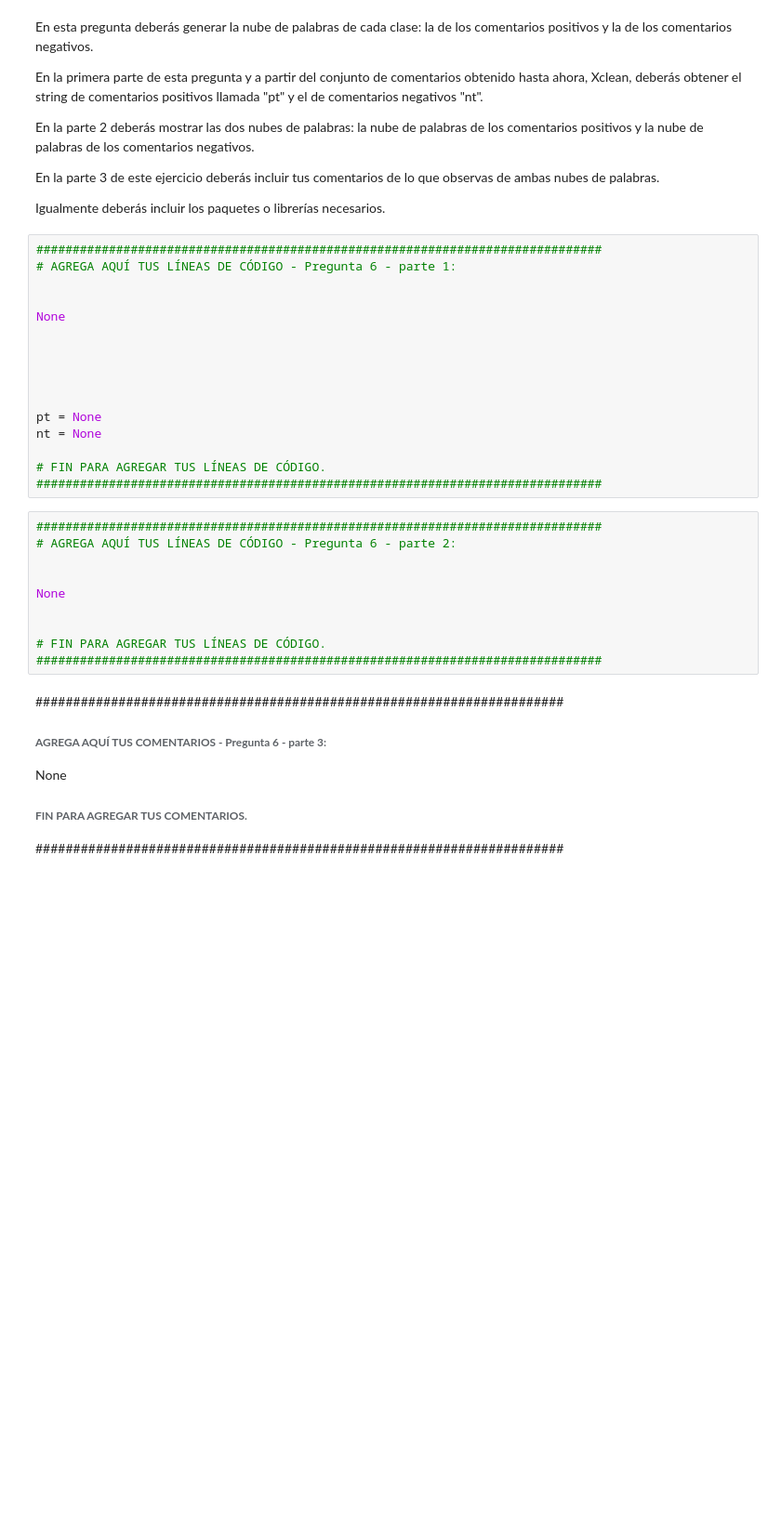
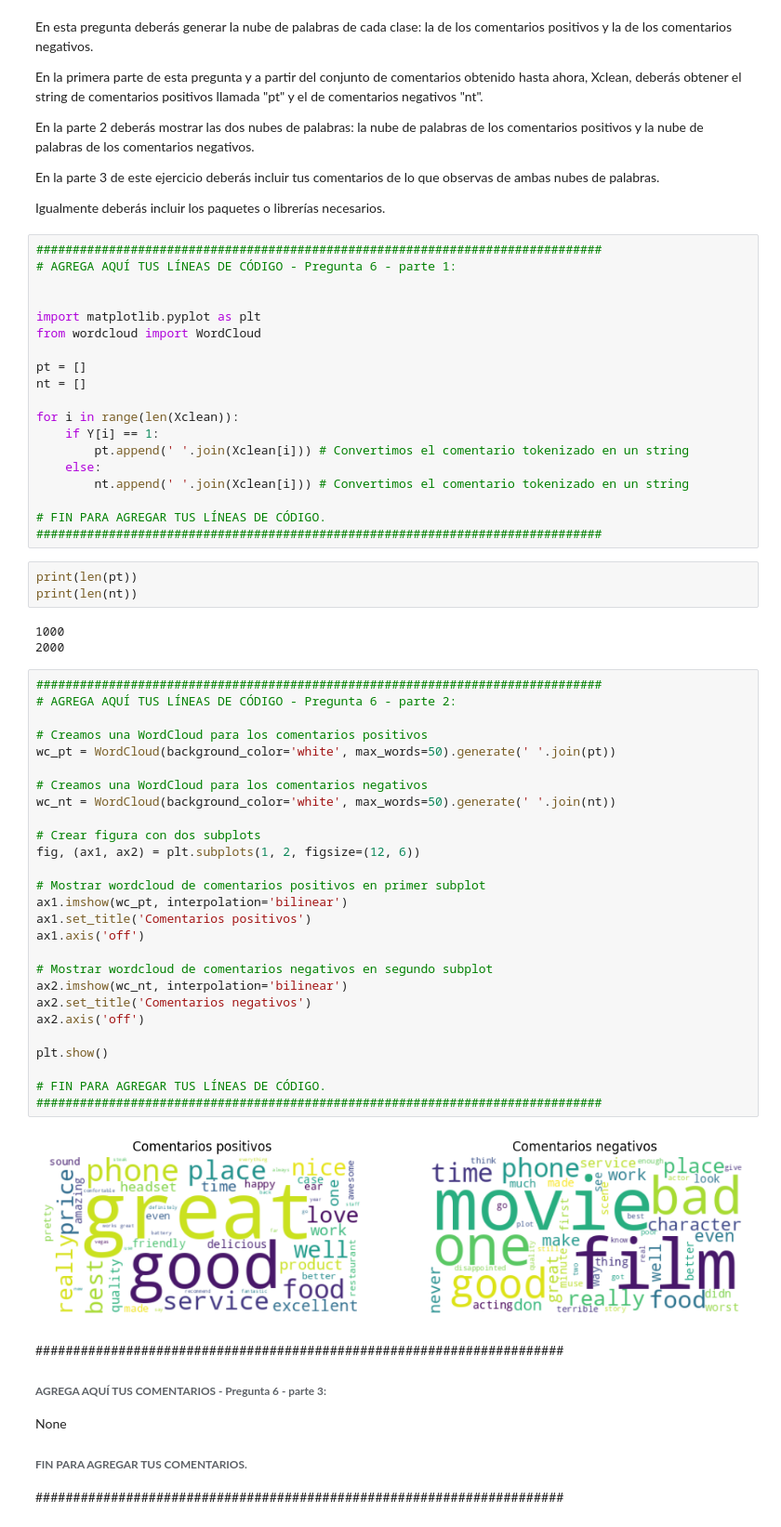
Before and after one commit to ManuelGerardo/Natural-Language-Processing, a Jupyter notebook: MNA_NLP_semanas_03_04_Actividad.ipynb, the cells around one changed output. Shown: that part at 93% size. Saved outputs shown, nothing was run; the diff lists cells and outputs as text; blank space fills up the shorter version.

```diff
--- a/MNA_NLP_semanas_03_04_Actividad.ipynb
+++ b/MNA_NLP_semanas_03_04_Actividad.ipynb
@@ -429,27 +429,55 @@ Igualmente deberás incluir los paquetes o librerías necesarios.
 # AGREGA AQUÍ TUS LÍNEAS DE CÓDIGO - Pregunta 6 - parte 1:
 
 
-None
+import matplotlib.pyplot as plt
+from wordcloud import WordCloud
 
+pt = []
+nt = []
 
-
-
-
-pt = None
-nt = None
+for i in range(len(Xclean)):
+    if Y[i] == 1:
+        pt.append(' '.join(Xclean[i])) # Convertimos el comentario tokenizado en un string
+    else:
+        nt.append(' '.join(Xclean[i])) # Convertimos el comentario tokenizado en un string
 
 # FIN PARA AGREGAR TUS LÍNEAS DE CÓDIGO.
 ##############################################################################
-# %%
-##############################################################################
-# AGREGA AQUÍ TUS LÍNEAS DE CÓDIGO - Pregunta 6 - parte 2:
-
-
-None
-
-
-# FIN PARA AGREGAR TUS LÍNEAS DE CÓDIGO.
-##############################################################################
+# %%
+print(len(pt))
+print(len(nt))
+# %% [output]
+1000
+2000
+# %%
+##############################################################################
+# AGREGA AQUÍ TUS LÍNEAS DE CÓDIGO - Pregunta 6 - parte 2:
+
+# Creamos una WordCloud para los comentarios positivos
+wc_pt = WordCloud(background_color='white', max_words=50).generate(' '.join(pt))
+
+# Creamos una WordCloud para los comentarios negativos
+wc_nt = WordCloud(background_color='white', max_words=50).generate(' '.join(nt))
+
+# Crear figura con dos subplots
+fig, (ax1, ax2) = plt.subplots(1, 2, figsize=(12, 6))
+
+# Mostrar wordcloud de comentarios positivos en primer subplot
+ax1.imshow(wc_pt, interpolation='bilinear')
+ax1.set_title('Comentarios positivos')
+ax1.axis('off')
+
+# Mostrar wordcloud de comentarios negativos en segundo subplot
+ax2.imshow(wc_nt, interpolation='bilinear')
+ax2.set_title('Comentarios negativos')
+ax2.axis('off')
+
+plt.show()
+
+# FIN PARA AGREGAR TUS LÍNEAS DE CÓDIGO.
+##############################################################################
+# %% [output]
+[figure, added]
 # %% [markdown]
 ######################################################################
 ###### **AGREGA AQUÍ TUS COMENTARIOS - Pregunta 6 - parte 3:**
```
Also changed, not shown: parts of 1 cell of this notebook.
